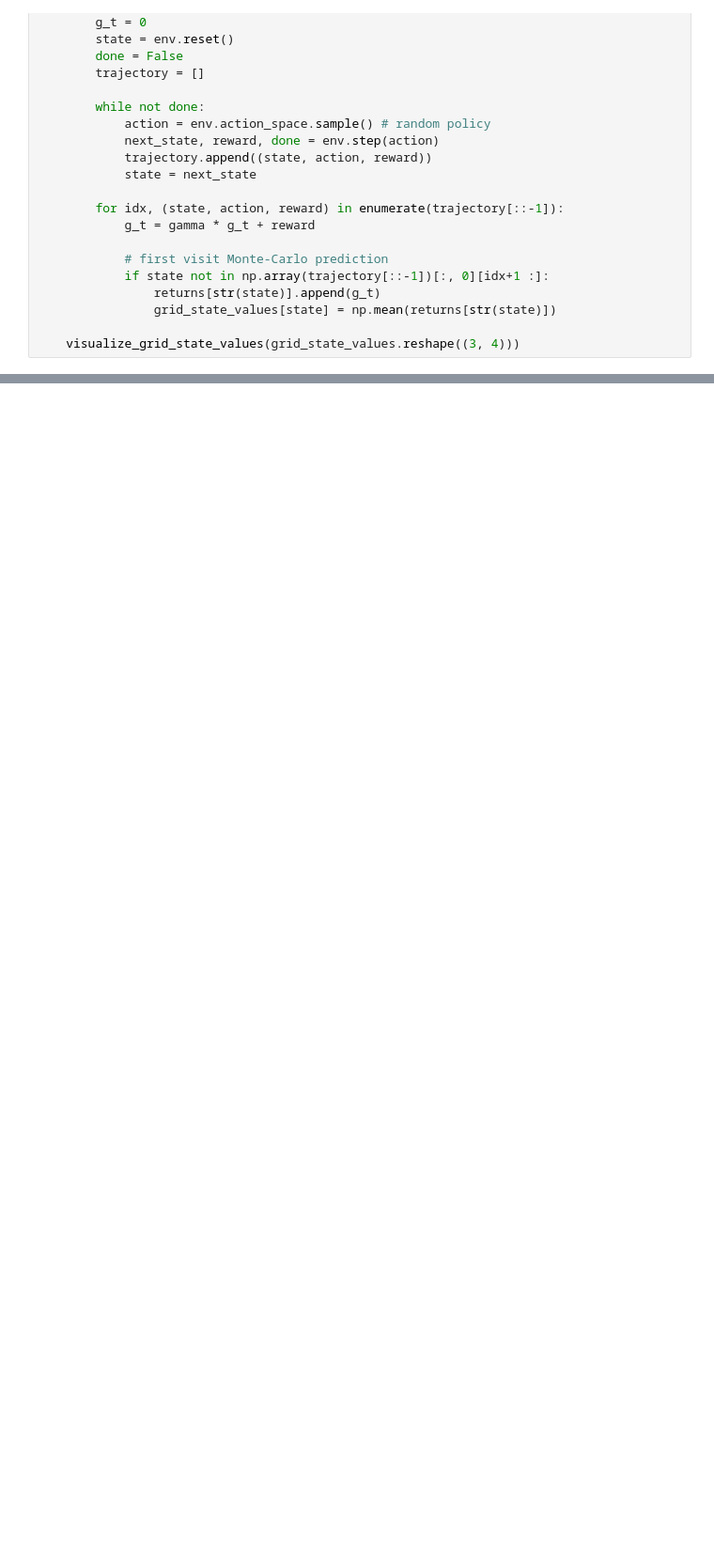
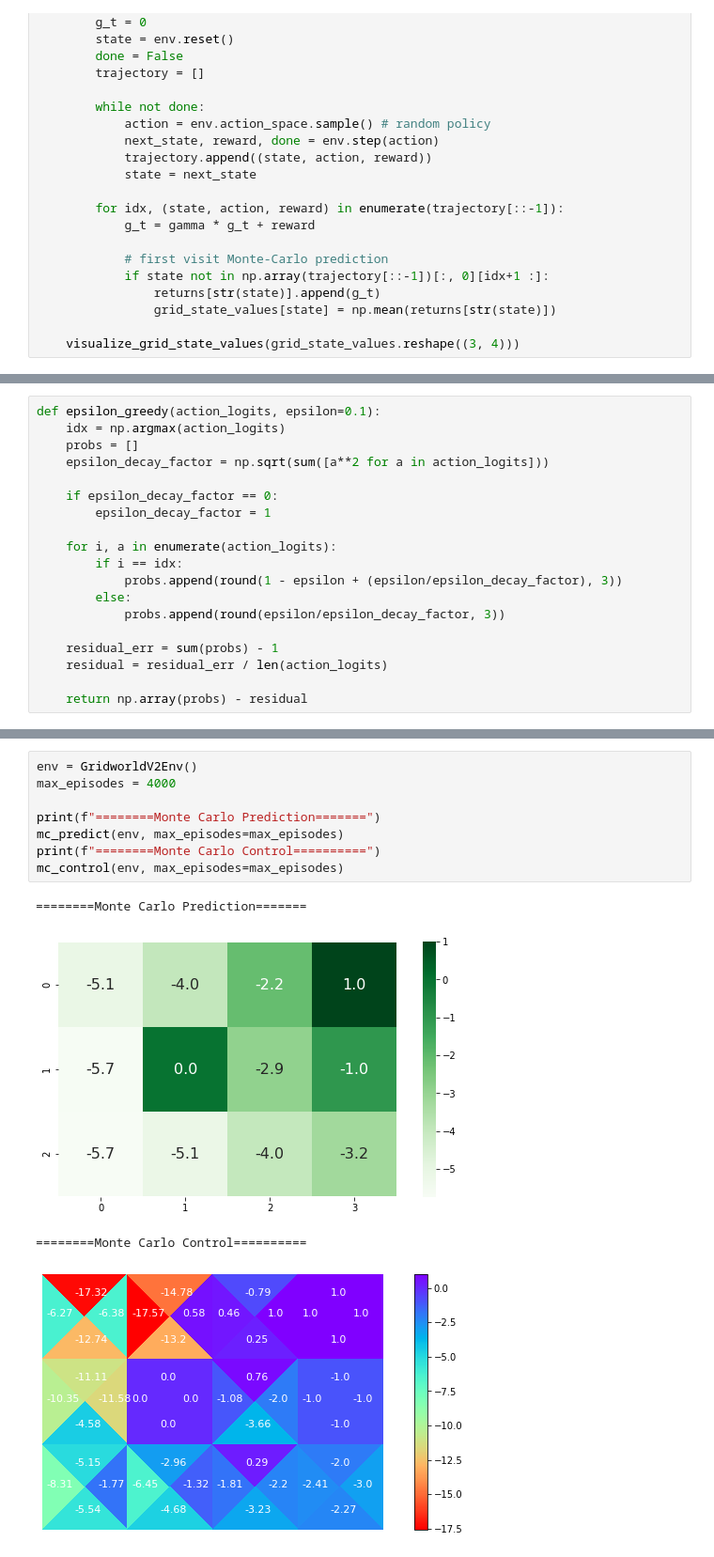
Before and after one commit to hongsw94/rl_cookbook_practice, a Jupyter notebook: 4_monte_carlo_prediction_and_control.ipynb, the cells around one changed output, grey strips where cells are left out. Shown at 94% size. Saved outputs shown, nothing was run; the diff lists cells and outputs as text; blank space fills up the shorter version.

Commit message:
fixing mc control function

```diff
--- a/4_monte_carlo_prediction_and_control.ipynb
+++ b/4_monte_carlo_prediction_and_control.ipynb
@@ -59,0 +34,19 @@ ValueError: too many values to unpack (expected 2)
+# %%
+def epsilon_greedy(action_logits, epsilon=0.1):
+    idx = np.argmax(action_logits)
+    probs = []
+    epsilon_decay_factor = np.sqrt(sum([a**2 for a in action_logits]))
+
+    if epsilon_decay_factor == 0:
+        epsilon_decay_factor = 1
+
+    for i, a in enumerate(action_logits):
+        if i == idx:
+            probs.append(round(1 - epsilon + (epsilon/epsilon_decay_factor), 3))
+        else:
+            probs.append(round(epsilon/epsilon_decay_factor, 3))
+
+    residual_err = sum(probs) - 1
+    residual = residual_err / len(action_logits)
+
+    return np.array(probs) - residual
@@ -59,0 +92,13 @@ ValueError: too many values to unpack (expected 2)
+# %%
+env = GridworldV2Env()
+max_episodes = 4000
+
+print(f"========Monte Carlo Prediction=======")
+mc_predict(env, max_episodes=max_episodes)
+print(f"========Monte Carlo Control==========")
+mc_control(env, max_episodes=max_episodes)
+# %% [output]
+========Monte Carlo Prediction=======
+[figure, added]
+========Monte Carlo Control==========
+[figure, added]
```
Also changed, not shown: parts of 5 cells of this notebook, 1 other file.
